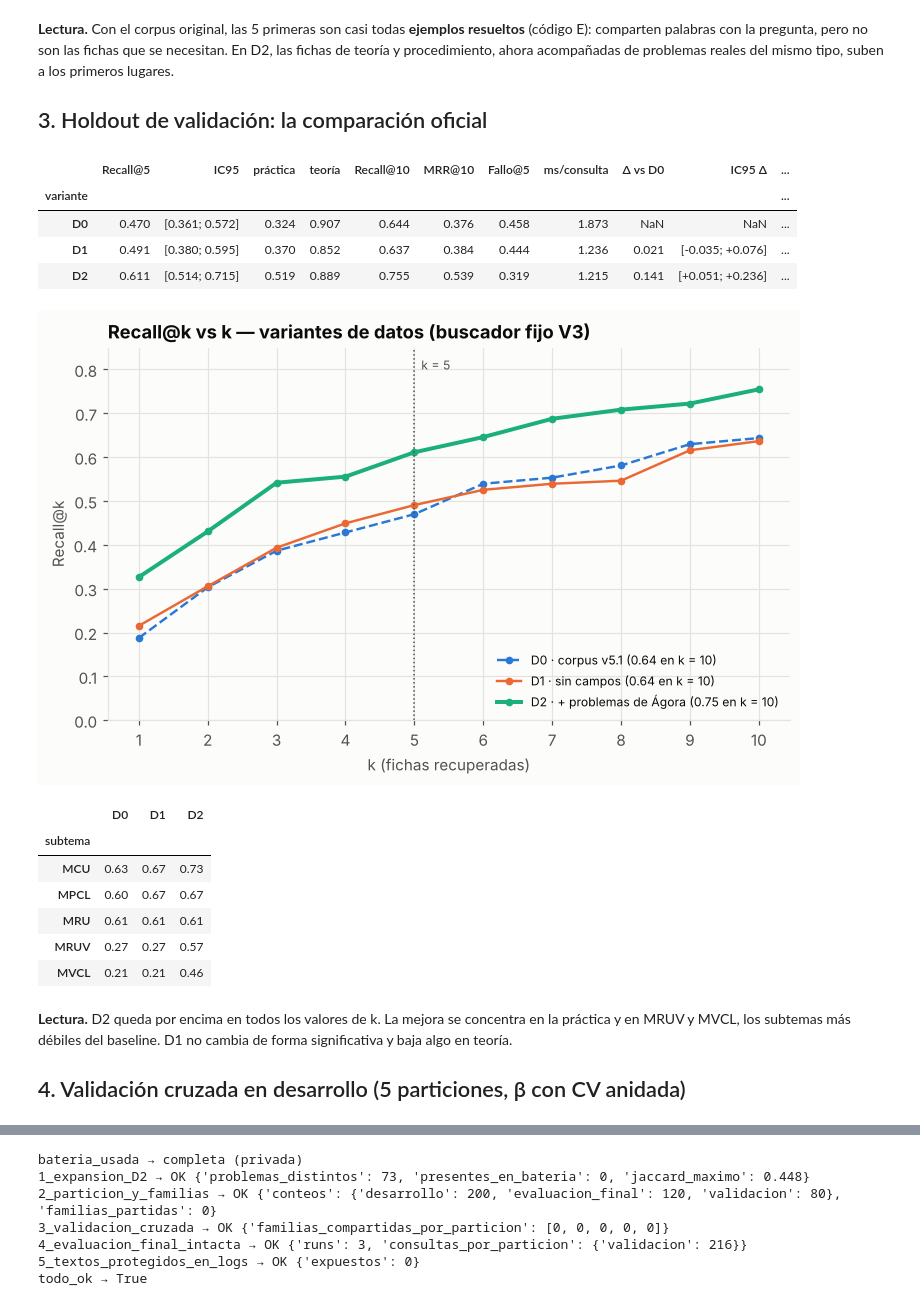
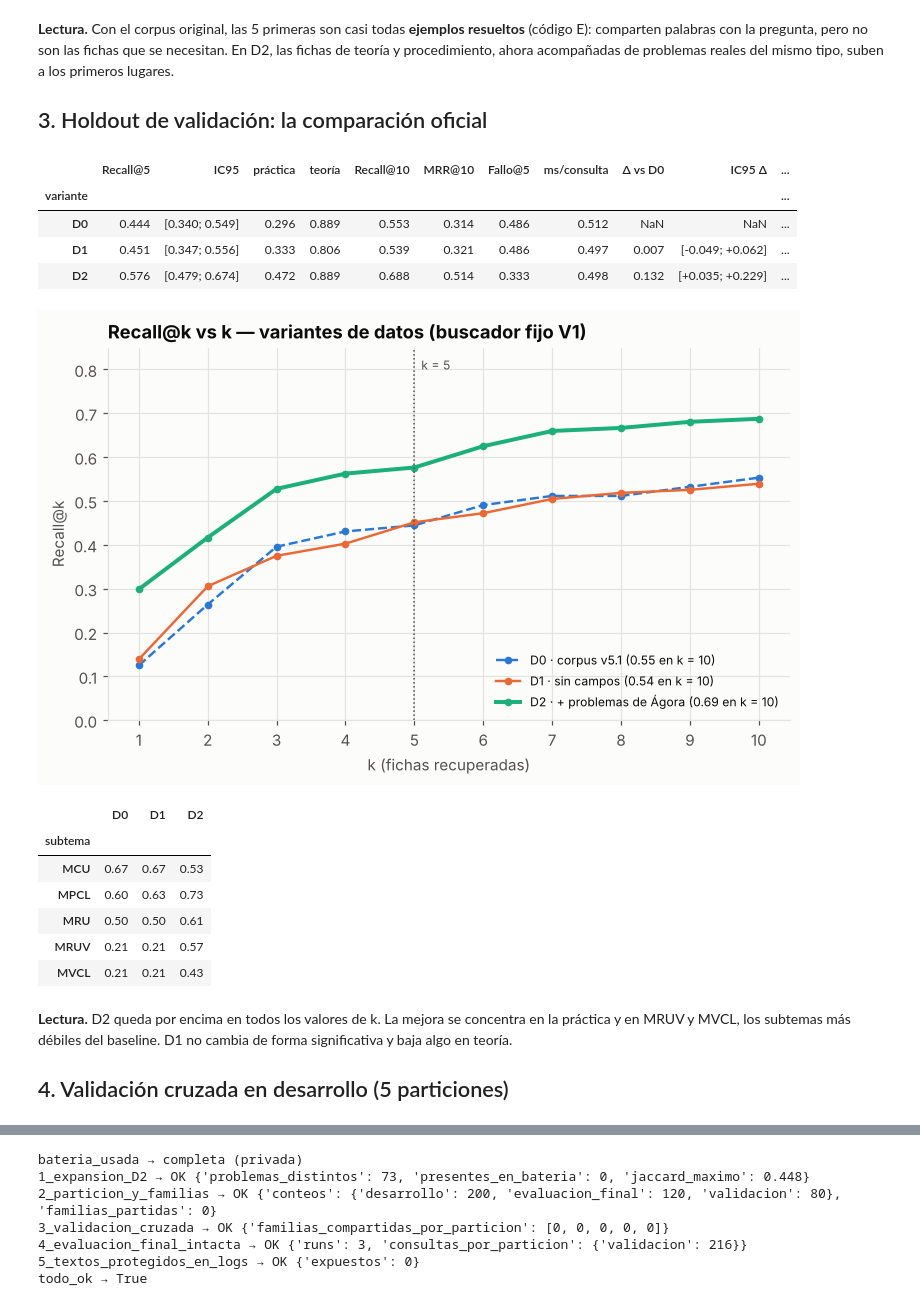
Before and after one commit to ELMERDANTE/chatbot-cinematica-rag, a Jupyter notebook: notebooks/03_variantes_datos.ipynb, the cells around one changed output, grey strips where cells are left out. Cells and saved outputs as stored; diff of their text form; code cells hidden in the pictures.

```diff
--- a/notebooks/03_variantes_datos.ipynb
+++ b/notebooks/03_variantes_datos.ipynb
@@ -79,9 +79,7 @@ Expansión D2 (problemas de la reserva de Ágora que NO están en la batería):
 ej = val.set_index("id").loc["BAT-MVCL-044"]
 print("Pregunta:", ej.enunciado)
 print("Fichas correctas:", [f"{f} — {titulo[f]}" for f in ej.unidades_relevantes])
-enr = {v: fe.entrenar_enrutador(corpus[v], dev) for v in dv.VARIANTES}
-beta = {"D0": 2.0, "D1": 2.0, "D2": 0.5}          # elegidos por CV anidada en desarrollo (se comprueban en la sección 4)
-bus = {v: fe.indice({**dv.CFG_V3, "beta_subtema": beta[v]}, corpus[v], enr[v])[0] for v in dv.VARIANTES}
+bus = {v: fe.indice(dv.CFG, corpus[v])[0] for v in dv.VARIANTES}   # buscador fijo V1 (sin enrutador)
 filas = []
 for v, b in bus.items():
     top = [d for d, _ in b.buscar(ej.enunciado, 5)]
@@ -116,34 +114,34 @@ pd.DataFrame(filas).set_index("variante").round(3)
 # %% [output]
 |  | Recall@5 | IC95 | práctica | teoría | Recall@10 | MRR@10 | Fallo@5 | ms/consulta | Δ vs D0 | IC95 Δ | ... |
 | variante |  |  |  |  |  |  |  |  |  |  | ... |
-| D0 | 0.470 | [0.361; 0.572] | 0.324 | 0.907 | 0.644 | 0.376 | 0.458 | 1.873 | NaN | NaN | ... |
-| D1 | 0.491 | [0.380; 0.595] | 0.370 | 0.852 | 0.637 | 0.384 | 0.444 | 1.236 | 0.021 | [-0.035; +0.076] | ... |
-| D2 | 0.611 | [0.514; 0.715] | 0.519 | 0.889 | 0.755 | 0.539 | 0.319 | 1.215 | 0.141 | [+0.051; +0.236] | ... |
+| D0 | 0.444 | [0.340; 0.549] | 0.296 | 0.889 | 0.553 | 0.314 | 0.486 | 0.512 | NaN | NaN | ... |
+| D1 | 0.451 | [0.347; 0.556] | 0.333 | 0.806 | 0.539 | 0.321 | 0.486 | 0.497 | 0.007 | [-0.049; +0.062] | ... |
+| D2 | 0.576 | [0.479; 0.674] | 0.472 | 0.889 | 0.688 | 0.514 | 0.333 | 0.498 | 0.132 | [+0.035; +0.229] | ... |
 # %%
 curva = pd.DataFrame({v: [r[f"recall@{k}"].mean() for k in range(1, 11)] for v, r in res.items()}, index=range(1, 11))
 etiq = {"D0": "D0 · corpus v5.1", "D1": "D1 · sin campos", "D2": "D2 · + problemas de Ágora"}
 fig, ax = plt.subplots(figsize=(8, 4.4))
 for i, v in enumerate(curva.columns):
     ax.plot(curva.index, curva[v], "--" if v == "D0" else "-", marker="o", ms=4, lw=2.6 if v == "D2" else 1.6, color=u.SERIE[i],
             label=f"{etiq[v]} ({curva[v].iloc[-1]:.2f} en k = 10)")
 ax.axvline(5, color=u.TINTA_2, ls=":", lw=1); ax.text(5.1, 0.80, "k = 5", color=u.TINTA_2, fontsize=8)
 ax.set_xticks(range(1, 11)); ax.set_ylim(0, 0.85); ax.set_xlabel("k (fichas recuperadas)"); ax.set_ylabel("Recall@k")
-ax.set_title("Recall@k vs k — variantes de datos (buscador fijo V3)"); ax.legend(loc="lower right", fontsize=8)
+ax.set_title("Recall@k vs k — variantes de datos (buscador fijo V1)"); ax.legend(loc="lower right", fontsize=8)
 plt.show()
 pd.DataFrame({v: r.groupby("subtema")["recall@5"].mean() for v, r in res.items()}).round(2)
 # %% [output]
-[figure, old version]
+[figure, new version]
 |  | D0 | D1 | D2 |
 | subtema |  |  |  |
-| MCU | 0.63 | 0.67 | 0.73 |
-| MPCL | 0.60 | 0.67 | 0.67 |
-| MRU | 0.61 | 0.61 | 0.61 |
-| MRUV | 0.27 | 0.27 | 0.57 |
-| MVCL | 0.21 | 0.21 | 0.46 |
+| MCU | 0.67 | 0.67 | 0.53 |
+| MPCL | 0.60 | 0.63 | 0.73 |
+| MRU | 0.50 | 0.50 | 0.61 |
+| MRUV | 0.21 | 0.21 | 0.57 |
+| MVCL | 0.21 | 0.21 | 0.43 |
 # %% [markdown]
 **Lectura.** D2 queda por encima en todos los valores de k. La mejora se concentra en la práctica y en MRUV y MVCL, los subtemas más débiles del baseline. D1 no cambia de forma significativa y baja algo en teoría.
 
-## 4. Validación cruzada en desarrollo (5 particiones, β con CV anidada)
+## 4. Validación cruzada en desarrollo (5 particiones)
 # %%
 cvs = []
 for v in dv.VARIANTES:
```
Also changed, not shown: parts of 10 cells of this notebook, 25 other files.
